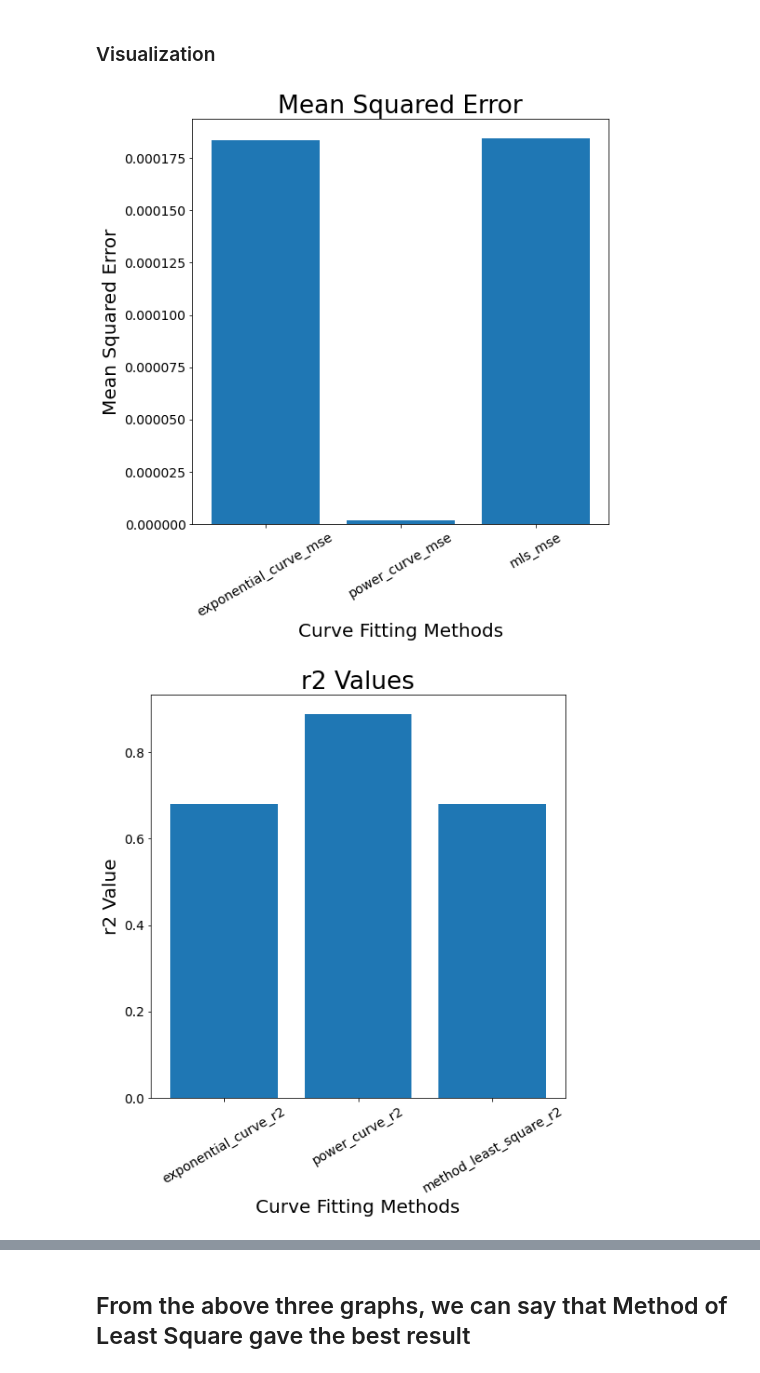
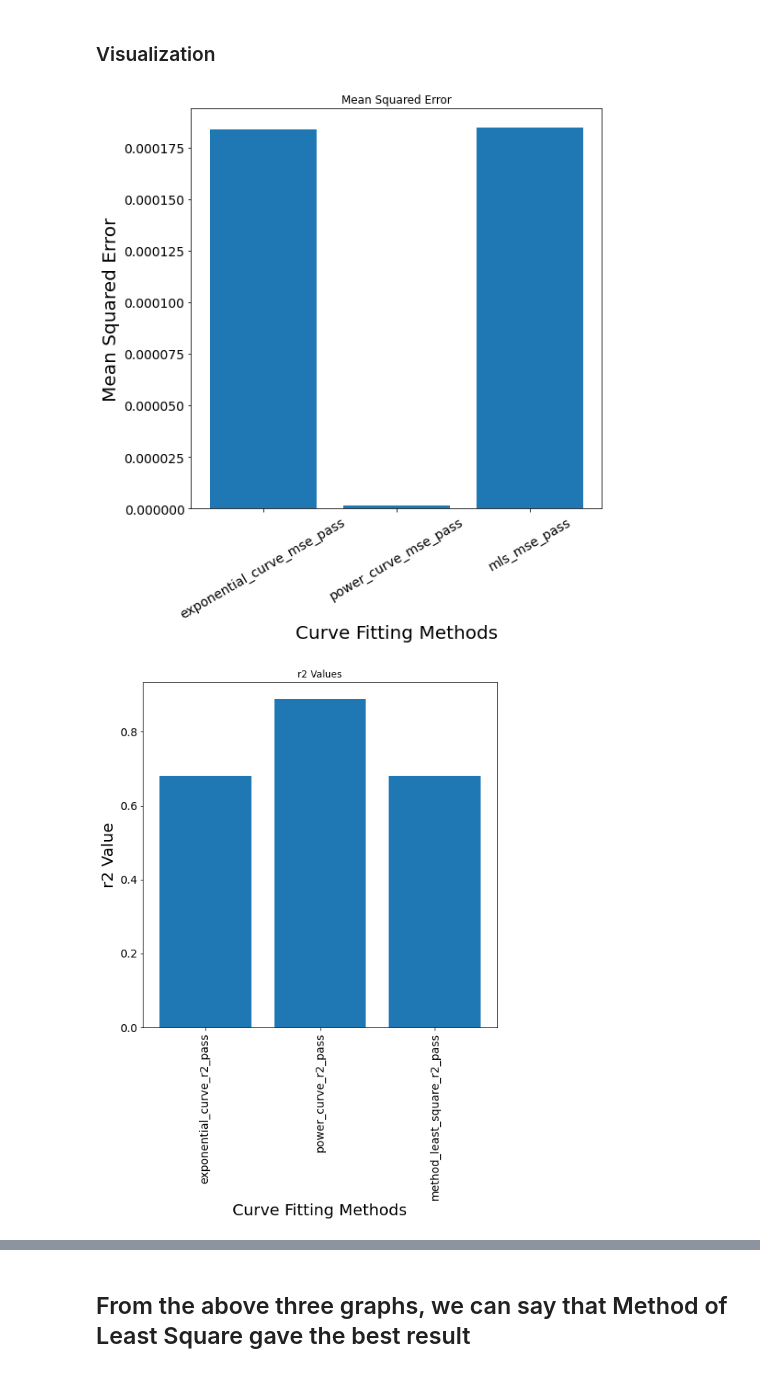
Before and after one commit to girlscript/How_Many_topics, a Jupyter notebook: Blog_Authorship/Mathematical_Equations_Rohan.ipynb, the cells around one changed output, grey strips where cells are left out. Cells and saved outputs as stored; diff of their text form; code cells hidden in the pictures.

```diff
--- a/Blog_Authorship/Mathematical_Equations_Rohan.ipynb
+++ b/Blog_Authorship/Mathematical_Equations_Rohan.ipynb
@@ -275,8 +269,8 @@ passes = [1, 2, 3, 4, 5, 6, 7, 8, 9, 10, 11, 12]
 # %% [markdown]
 ### Exponential Curve fit Result for Passes Vs Coherence value
 # %%
-res_exp_curve = exponential_curve_fit(passes, coherence_values)
-res_exp_curve
+res_exp_curve_pass = exponential_curve_fit(passes, coherence_values)
+res_exp_curve_pass
 # %% [output]
 {'a': 0.48567753707953876,
  'b': 0.0018652319411691049,
@@ -312,8 +306,8 @@ exponential_curve_mse
 # %% [markdown]
 ### Power Curve fit Result for Passes Vs Coherence value
 # %%
-res_power_curve = power_curve_fit(passes, coherence_values)
-res_power_curve
+res_power_curve_pass = power_curve_fit(passes, coherence_values)
+res_power_curve_pass
 # %% [output]
 {'a': 0.48333969472584887, 'b': 0.010176024793683213, 'r2': 0.8899177143764301}
 # %% [markdown]
@@ -347,8 +341,8 @@ power_curve_mse
 # %% [markdown]
 ### Method of Least Square Result for No of Topics Vs Coherence value
 # %%
-res_mls = method_least_square(passes, coherence_values)
-res_mls
+res_mls_pass = method_least_square(passes, coherence_values)
+res_mls_pass
 # %% [output]
 {'a': 0.48568030303030296,
  'b': 0.0009132867132867214,
@@ -384,8 +378,8 @@ mls_mse
 # %% [markdown]
 ### Visualization
 # %%
-x = ['exponential_curve_mse', 'power_curve_mse', 'mls_mse']
-height = [exponential_curve_mse, power_curve_mse, mls_mse]
+x = ['exponential_curve_mse_pass', 'power_curve_mse_pass', 'mls_mse_pass']
+height = [exponential_curve_mse_pass, power_curve_mse_pass, mls_mse_pass]
 fig = plt.figure(figsize=(8, 8))
 plt.bar(x, height)
 plt.title('Mean Squared Error')
@@ -395,20 +389,20 @@ plt.tick_params(labelsize=14)
 plt.xticks(rotation=30)
 plt.show()
 # %% [output]
-[figure, old version]
+[figure, new version]
 # %%
-x = ['exponential_curve_r2', 'power_curve_r2', 'method_least_square_r2']
-height = [res_exp_curve['r2'], res_power_curve['r2'], res_mls['r2']]
+x = ['exponential_curve_r2_pass', 'power_curve_r2_pass', 'method_least_square_r2_pass']
+height = [res_exp_curve_pass['r2'], res_power_curve_pass['r2'], res_mls_pass['r2']]
 fig = plt.figure(figsize=(8, 8))
 plt.bar(x, height)
 plt.title('r2 Values')
 plt.xlabel('Curve Fitting Methods', fontsize=20)
 plt.ylabel('r2 Value', fontsize=20)
 plt.tick_params(labelsize=14)
-plt.xticks(rotation=30)
+plt.xticks(rotation=90)
 plt.show()
 # %% [output]
-[figure, old version]
+[figure, new version]
 # %%
 fig = plt.figure(figsize=(8, 8))
 plt.plot(passes, coherence_values, label='original coherence')
```
Also changed, not shown: parts of 86 cells of this notebook.
